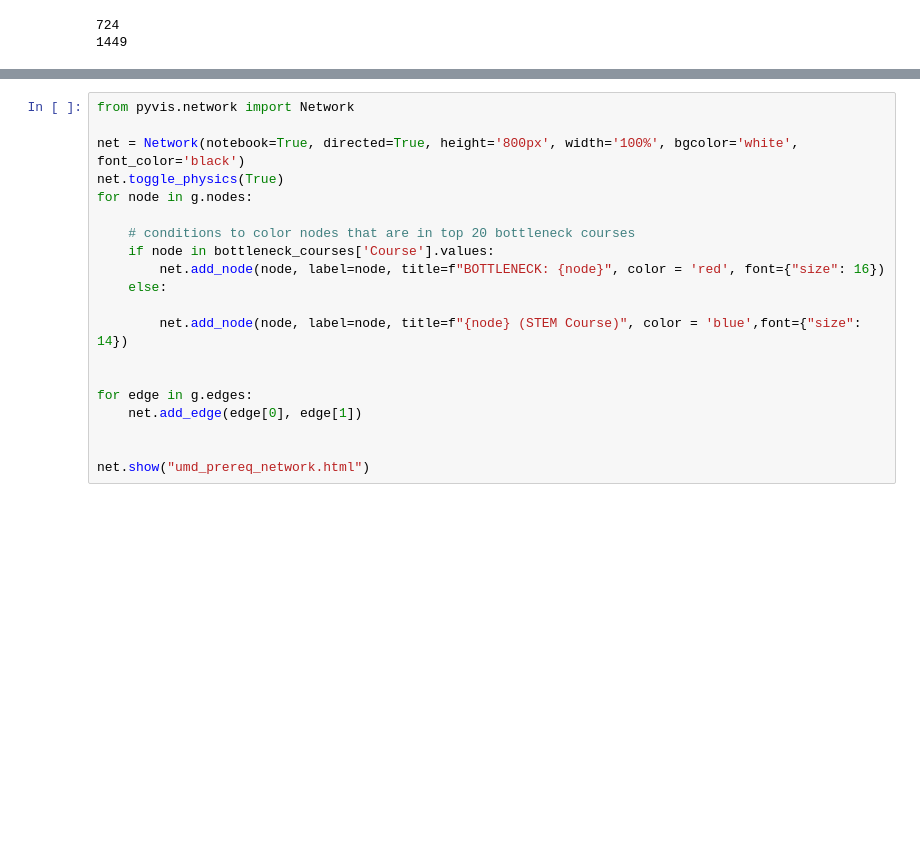
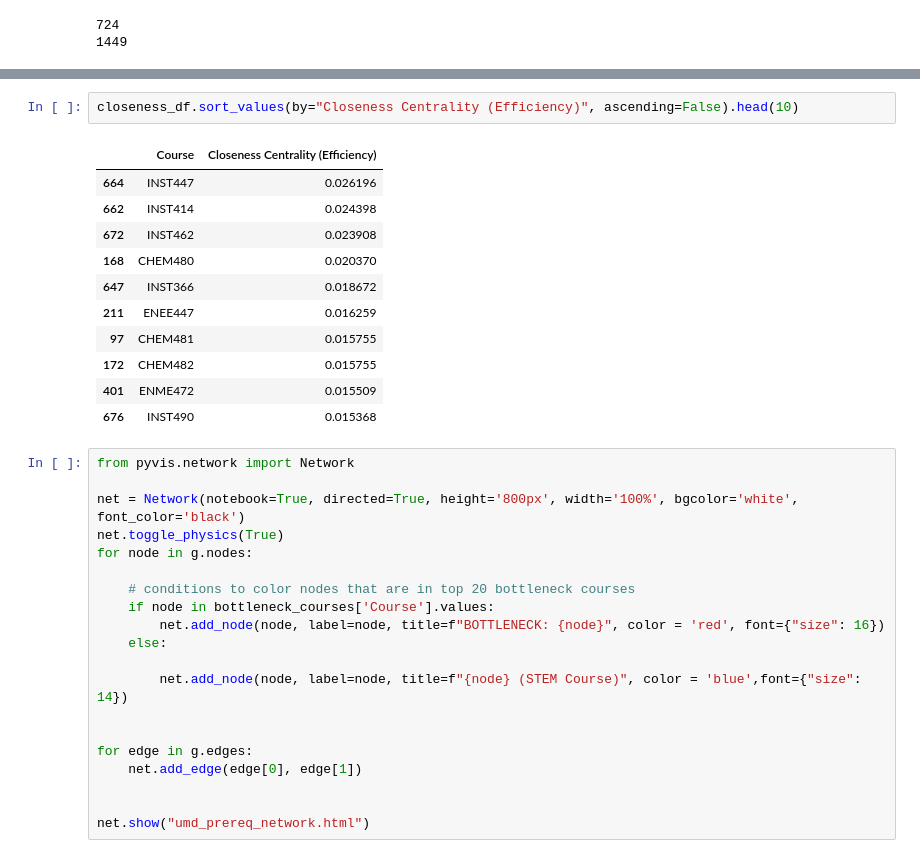
Before and after one commit to lexinlevan1/NetworkAnalysis_MedStudies, a Jupyter notebook: analysis.ipynb, the cells around one changed output, grey strips where cells are left out. Drawn from its saved outputs; the diff is of its cells as text; blank space fills up the shorter version.

```diff
--- a/analysis.ipynb
+++ b/analysis.ipynb
@@ -190,3 +220,17 @@ bottleneck_courses
+# %%
+closeness_df.sort_values(by="Closeness Centrality (Efficiency)", ascending=False).head(10)
+# %% [output]
+|  | Course | Closeness Centrality (Efficiency) |
+| 664 | INST447 | 0.026196 |
+| 662 | INST414 | 0.024398 |
+| 672 | INST462 | 0.023908 |
+| 168 | CHEM480 | 0.020370 |
+| 647 | INST366 | 0.018672 |
+| 211 | ENEE447 | 0.016259 |
+| 97 | CHEM481 | 0.015755 |
+| 172 | CHEM482 | 0.015755 |
+| 401 | ENME472 | 0.015509 |
+| 676 | INST490 | 0.015368 |
 # %%
 from pyvis.network import Network
 
```
Also changed, not shown: parts of 3 cells of this notebook, 1 other file.
